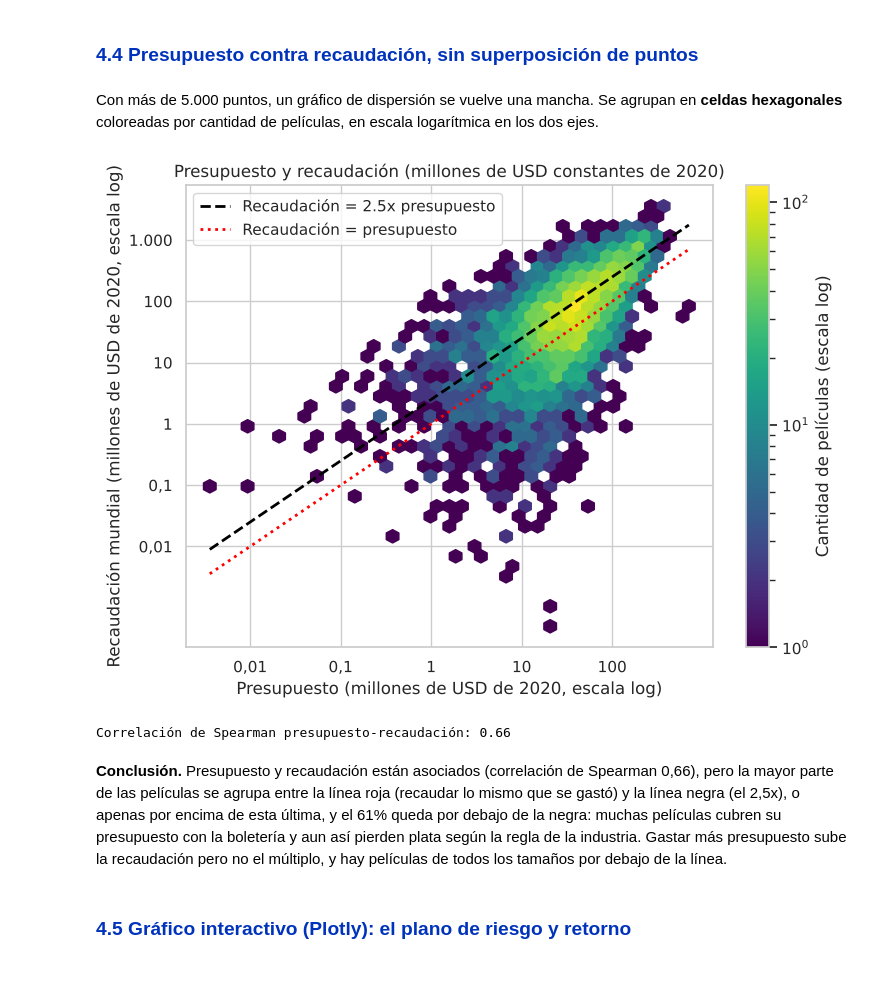
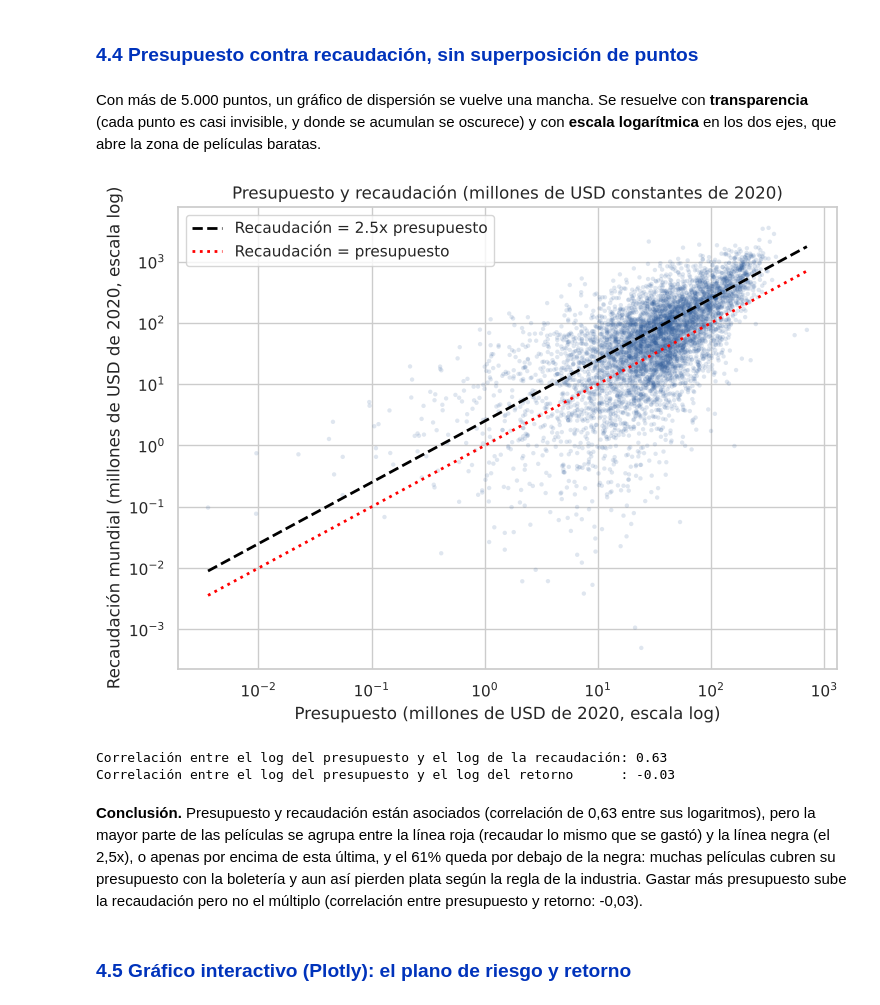
Before and after one commit to delavegasanti2006-wq/Trabajo-Final-de-la-Vega---Orihuela, a Jupyter notebook: notebooks/proyecto_final_arroyo_capital.ipynb, the cells around one changed output. Cells and saved outputs as stored; diff of their text form; code cells hidden in the pictures; blank space fills up the shorter version.

```diff
--- a/notebooks/proyecto_final_arroyo_capital.ipynb
+++ b/notebooks/proyecto_final_arroyo_capital.ipynb
@@ -987,0 +955,17 @@ registrar(
+# %%
+# Imputación por grupo: la mediana del presupuesto de cada (quintil de recaudación, origen)
+peliculas["presupuesto_imputado"] = peliculas.groupby(["quintil_recaudacion", "origen"])[
+    "presupuesto_usd"
+].transform("median")
+
+con_recaudacion_sin_presupuesto = (
+    peliculas["sin_presupuesto"] & peliculas["recaudacion_mundial_usd"].notna()
+)
+print(
+    f"Películas a las que se les imputa presupuesto en el escenario: {con_recaudacion_sin_presupuesto.sum():,}"
+)
+registrar(
+    "Películas sin presupuesto (centinelas incluidos)",
+    peliculas["sin_presupuesto"].sum(),
+    "Se excluyen del cálculo de retorno; el escenario de robustez les imputa la mediana de su grupo",
+)
@@ -1703,40 +1760,49 @@ El promedio (rombos) exagera sobre todo a Terror, que casi triplica su mediana:
 # %% [markdown]
 <h3 style='font-weight:bold; color:#0033BB;'>4.4 Presupuesto contra recaudación, sin superposición de puntos</h3>
 # %% [markdown]
-Con más de 5.000 puntos, un gráfico de dispersión se vuelve una mancha. Se agrupan en **celdas hexagonales** coloreadas por cantidad de películas, en escala logarítmica en los dos ejes.
+Con más de 5.000 puntos, un gráfico de dispersión se vuelve una mancha. Se resuelve con **transparencia** (cada punto es casi invisible, y donde se acumulan se oscurece) y con **escala logarítmica** en los dos ejes, que abre la zona de películas baratas.
 # %%
 figura, eje = plt.subplots(figsize=(8.5, 6))
-x_log = np.log10(analisis["presupuesto_real"] / 1e6)
-y_log = np.log10(analisis["recaudacion_real"] / 1e6)
-hexagonos = eje.hexbin(x_log, y_log, gridsize=38, bins="log", cmap="viridis", mincnt=1)
-figura.colorbar(hexagonos, ax=eje, label="Cantidad de películas (escala log)")
-recta = np.linspace(x_log.min(), x_log.max(), 50)
+eje.scatter(
+    analisis["presupuesto_real"] / 1e6,
+    analisis["recaudacion_real"] / 1e6,
+    s=10,
+    alpha=0.15,
+    color="#2e5b9a",
+    edgecolor="none",
+)
+minimo, maximo = analisis["presupuesto_real"].min() / 1e6, analisis["presupuesto_real"].max() / 1e6
+recta = np.array([minimo, maximo])
 eje.plot(
     recta,
-    recta + np.log10(UMBRAL_RECUPERO),
+    recta * UMBRAL_RECUPERO,
     color="black",
     linestyle="--",
     linewidth=2,
     label=f"Recaudación = {UMBRAL_RECUPERO}x presupuesto",
 )
 eje.plot(recta, recta, color="red", linestyle=":", linewidth=2, label="Recaudación = presupuesto")
-eje.set_xticks([-2, -1, 0, 1, 2], ["0,01", "0,1", "1", "10", "100"])
-eje.set_yticks([-2, -1, 0, 1, 2, 3], ["0,01", "0,1", "1", "10", "100", "1.000"])
+eje.set_xscale("log")
+eje.set_yscale("log")
 eje.set_title("Presupuesto y recaudación (millones de USD constantes de 2020)")
 eje.set_xlabel("Presupuesto (millones de USD de 2020, escala log)")
 eje.set_ylabel("Recaudación mundial (millones de USD de 2020, escala log)")
 eje.legend(loc="upper left")
 guardar_figura(figura, "05_presupuesto_vs_recaudacion")
 plt.show()
 print(
-    f"Correlación de Spearman presupuesto-recaudación: {analisis['presupuesto_real'].corr(analisis['recaudacion_real'], method='spearman'):.2f}"
+    f"Correlación entre el log del presupuesto y el log de la recaudación: {matriz.loc['Presupuesto (log)', 'Recaudación (log)']:.2f}"
 )
+print(
+    f"Correlación entre el log del presupuesto y el log del retorno      : {matriz.loc['Presupuesto (log)', 'Retorno (log)']:.2f}"
+)
 # %% [output]
-[figure, old version]
+[figure, new version]
-Correlación de Spearman presupuesto-recaudación: 0.66
+Correlación entre el log del presupuesto y el log de la recaudación: 0.63
+Correlación entre el log del presupuesto y el log del retorno      : -0.03
 # %% [markdown]
-**Conclusión.** Presupuesto y recaudación están asociados (correlación de Spearman 0,66), pero la mayor parte de las películas se agrupa entre la línea roja (recaudar lo mismo que se gastó) y la línea negra (el 2,5x), o apenas por encima de esta última, y el 61% queda por debajo de la negra:
-muchas películas cubren su presupuesto con la boletería y aun así pierden plata según la regla de la industria. Gastar más presupuesto sube la recaudación pero no el múltiplo, y hay películas de todos los tamaños por debajo de la línea.
+**Conclusión.** Presupuesto y recaudación están asociados (correlación de 0,63 entre sus logaritmos), pero la mayor parte de las películas se agrupa entre la línea roja (recaudar lo mismo que se gastó) y la línea negra (el 2,5x), o apenas por encima de esta última, y el 61% queda por debajo de la negra:
+muchas películas cubren su presupuesto con la boletería y aun así pierden plata según la regla de la industria. Gastar más presupuesto sube la recaudación pero no el múltiplo (correlación entre presupuesto y retorno: -0,03).
 # %% [markdown]
 <h3 style='font-weight:bold; color:#0033BB;'>4.5 Gráfico interactivo (Plotly): el plano de riesgo y retorno</h3>
 # %% [markdown]
```
Also changed, not shown: parts of 57 cells of this notebook.
